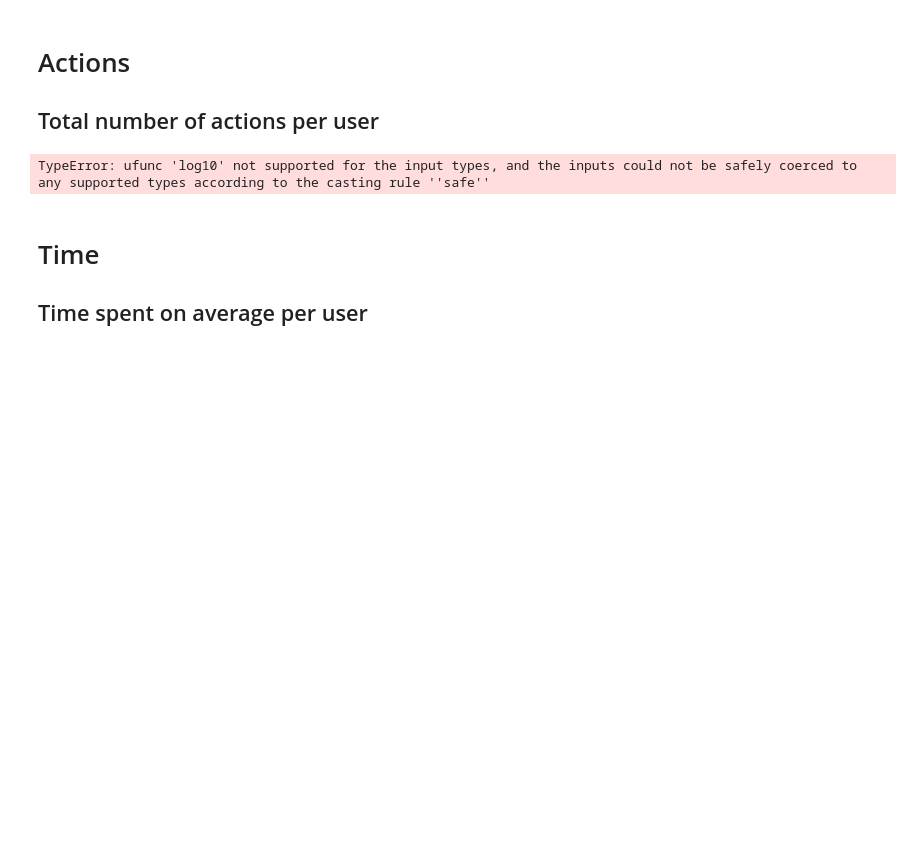
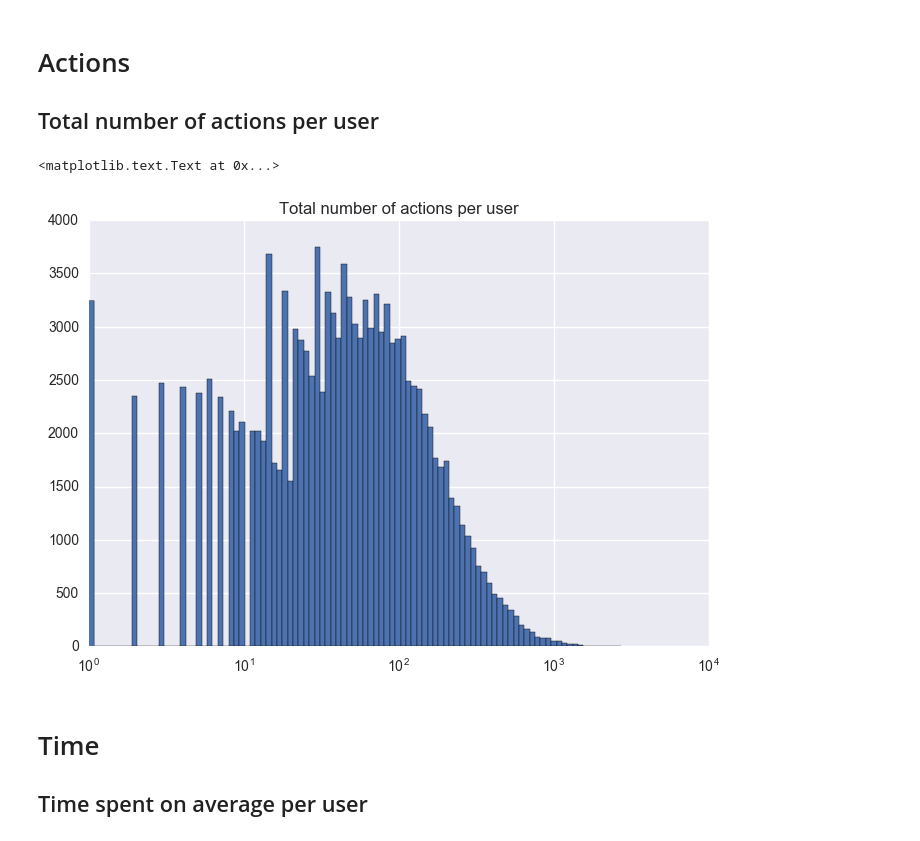
Before and after one commit to mgelsm/Airbnb_predictions, a Jupyter notebook: 1. Preprocessing sessions.ipynb, the cells around one changed output. Saved outputs shown, nothing was run; the diff lists cells and outputs as text; code cells hidden in the pictures; blank space fills up the shorter version.

Commit message:
Finished sessions

```diff
--- a/1. Preprocessing sessions.ipynb
+++ b/1. Preprocessing sessions.ipynb
@@ -171,14 +171,15 @@ There are 4 devices possible
 # Actions
 ## Total number of actions per user
 # %%
-data_session_number = df2.groupby(['user_id'], as_index=False)['action'].sum()
+data_session_number = df2.groupby(['user_id'], as_index=False)['action'].count()
 num_min= 1
 num_max= max(data_session_number['action'])
 data_session_number.hist(bins = np.logspace(np.log10(num_min),np.log10(num_max),100))
 plt.gca().set_xscale("log")
 plt.title('Total number of actions per user')
 # %% [output]
-TypeError: ufunc 'log10' not supported for the input types, and the inputs could not be safely coerced to any supported types according to the casting rule ''safe''
+<matplotlib.text.Text at 0x...>
+[figure, added]
 # %% [markdown]
 # Time
 ## Time spent on average per user
```
